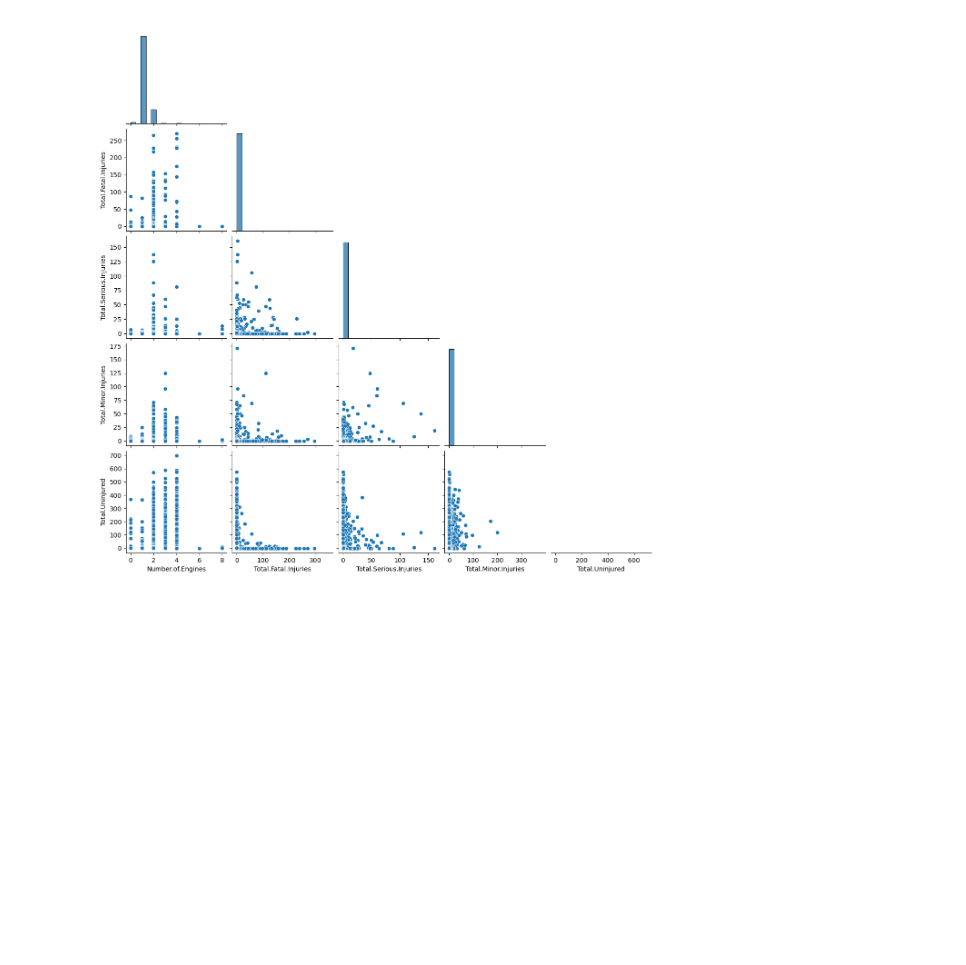
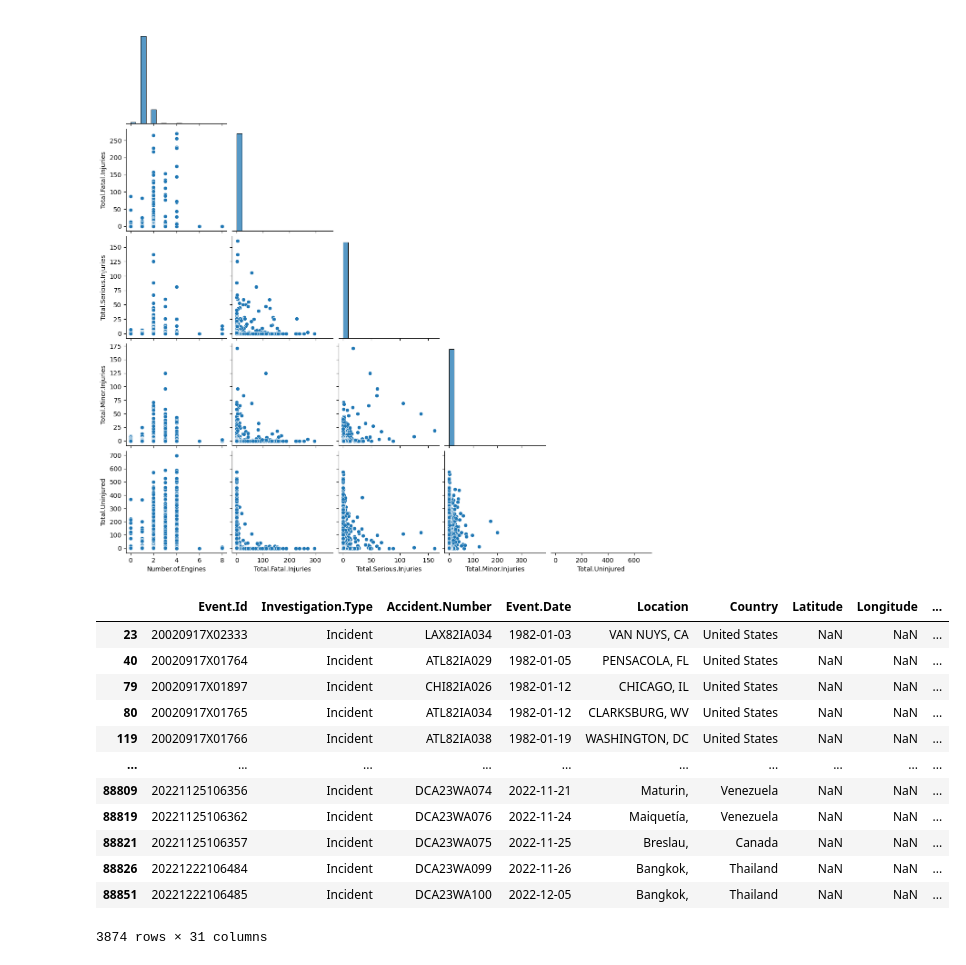
Before and after one commit to williambguo/ds-project1, a Jupyter notebook: Notebooks/Initial_Exploration.ipynb, the cells around one changed output. Cells and saved outputs as stored; diff of their text form; code cells hidden in the pictures; blank space fills up the shorter version.

```diff
--- a/Notebooks/Initial_Exploration.ipynb
+++ b/Notebooks/Initial_Exploration.ipynb
@@ -21,5 +17,7 @@ os.getcwd()
 # %%
-df = pd.read_csv('../Data/AviationData.csv', encoding='latin1', low_memory=False)
+df_original = pd.read_csv('../Data/AviationData.csv', encoding='latin1', low_memory=False)
+
+df = df_original.copy()
 
 df.info()
 # %% [output]
@@ -114,3 +137,19 @@ sns.pairplot(df, corner = True)
 plt.show()
 # %% [output]
 [figure]
+# %%
+df.loc[df['Investigation.Type'] == 'Incident']
+# %% [output]
+|  | Event.Id | Investigation.Type | Accident.Number | Event.Date | Location | Country | Latitude | Longitude | ... |
+| 23 | 20020917X02333 | Incident | LAX82IA034 | 1982-01-03 | VAN NUYS, CA | United States | NaN | NaN | ... |
+| 40 | 20020917X01764 | Incident | ATL82IA029 | 1982-01-05 | PENSACOLA, FL | United States | NaN | NaN | ... |
+| 79 | 20020917X01897 | Incident | CHI82IA026 | 1982-01-12 | CHICAGO, IL | United States | NaN | NaN | ... |
+| 80 | 20020917X01765 | Incident | ATL82IA034 | 1982-01-12 | CLARKSBURG, WV | United States | NaN | NaN | ... |
+| 119 | 20020917X01766 | Incident | ATL82IA038 | 1982-01-19 | WASHINGTON, DC | United States | NaN | NaN | ... |
+| ... | ... | ... | ... | ... | ... | ... | ... | ... | ... |
+| 88809 | 20221125106356 | Incident | DCA23WA074 | 2022-11-21 | Maturin, | Venezuela | NaN | NaN | ... |
+| 88819 | 20221125106362 | Incident | DCA23WA076 | 2022-11-24 | Maiquetía, | Venezuela | NaN | NaN | ... |
+| 88821 | 20221125106357 | Incident | DCA23WA075 | 2022-11-25 | Breslau, | Canada | NaN | NaN | ... |
+| 88826 | 20221222106484 | Incident | DCA23WA099 | 2022-11-26 | Bangkok, | Thailand | NaN | NaN | ... |
+| 88851 | 20221222106485 | Incident | DCA23WA100 | 2022-12-05 | Bangkok, | Thailand | NaN | NaN | ... |
+3874 rows × 31 columns
```
Also changed, not shown: parts of 14 cells of this notebook.
